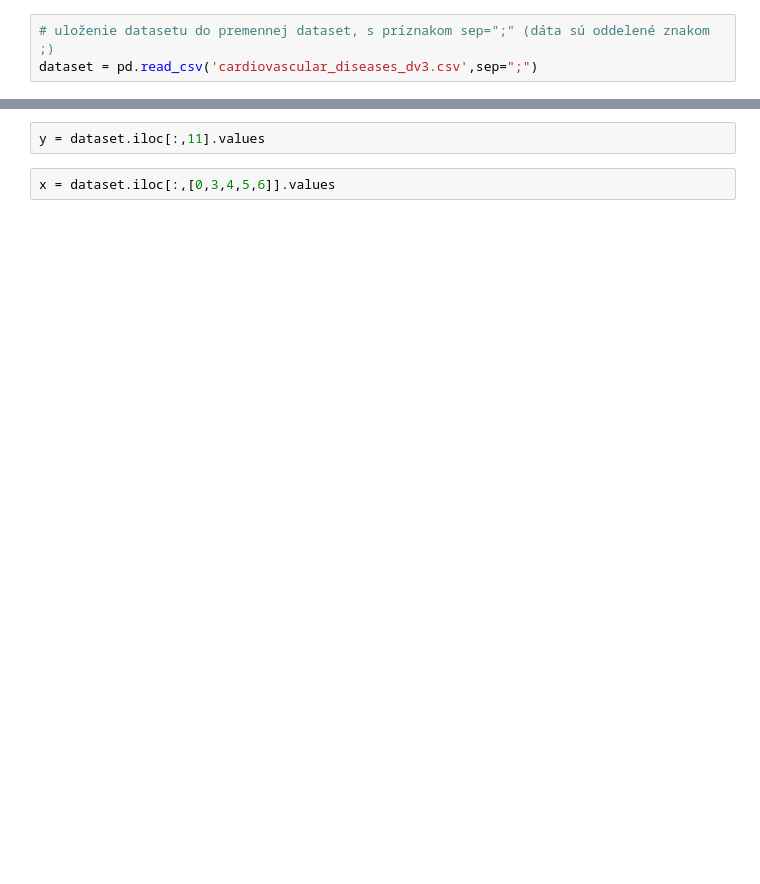
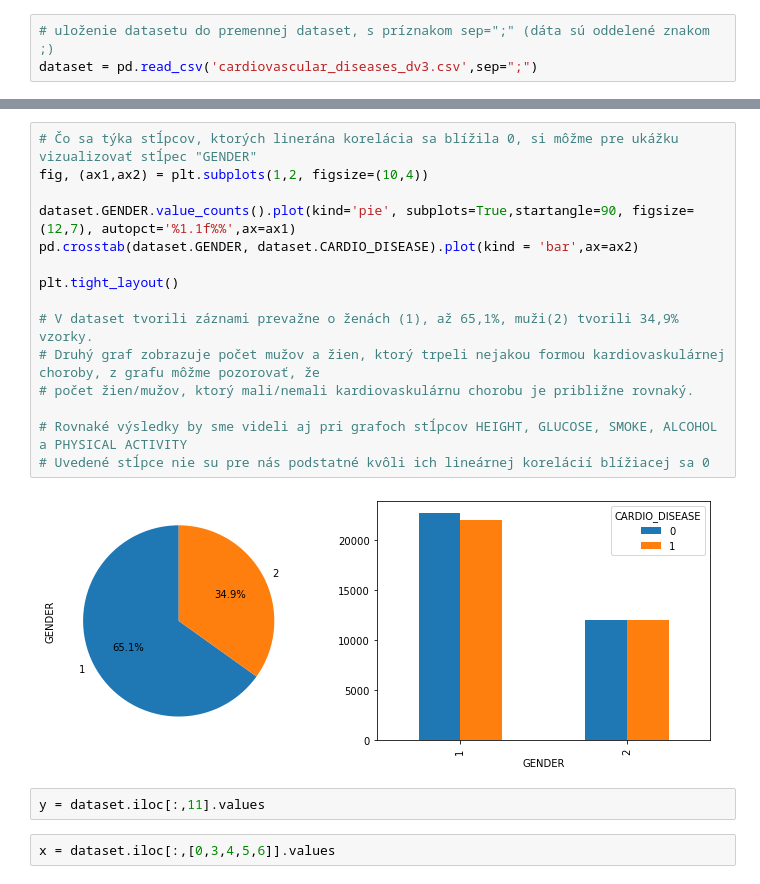
Before and after one commit to georgeob/Zigo_NS2021, a Jupyter notebook: zigo_projekt.ipynb, the cells around one changed output, grey strips where cells are left out. Saved outputs shown, nothing was run; the diff lists cells and outputs as text; blank space fills up the shorter version.

```diff
--- a/zigo_projekt.ipynb
+++ b/zigo_projekt.ipynb
@@ -70,3 +204,20 @@ from sklearn.model_selection import train_test_split
+# %%
+# Čo sa týka stĺpcov, ktorých linerána korelácia sa blížila 0, si môžme pre ukážku vizualizovať stĺpec "GENDER"
+fig, (ax1,ax2) = plt.subplots(1,2, figsize=(10,4))
+
+dataset.GENDER.value_counts().plot(kind='pie', subplots=True,startangle=90, figsize=(12,7), autopct='%1.1f%%',ax=ax1)
+pd.crosstab(dataset.GENDER, dataset.CARDIO_DISEASE).plot(kind = 'bar',ax=ax2)
+
+plt.tight_layout()
+
+# V dataset tvorili záznami prevažne o ženách (1), až 65,1%, muži(2) tvorili 34,9% vzorky.
+# Druhý graf zobrazuje počet mužov a žien, ktorý trpeli nejakou formou kardiovaskulárnej choroby, z grafu môžme pozorovať, že
+# počet žien/mužov, ktorý mali/nemali kardiovaskulárnu chorobu je približne rovnaký.
+
+# Rovnaké výsledky by sme videli aj pri grafoch stĺpcov HEIGHT, GLUCOSE, SMOKE, ALCOHOL a PHYSICAL ACTIVITY
+# Uvedené stĺpce nie su pre nás podstatné kvôli ich lineárnej korelácií blížiacej sa 0
+# %% [output]
+[figure, added]
 # %%
 y = dataset.iloc[:,11].values
 # %%
```
Also changed, not shown: parts of 20 cells of this notebook.
